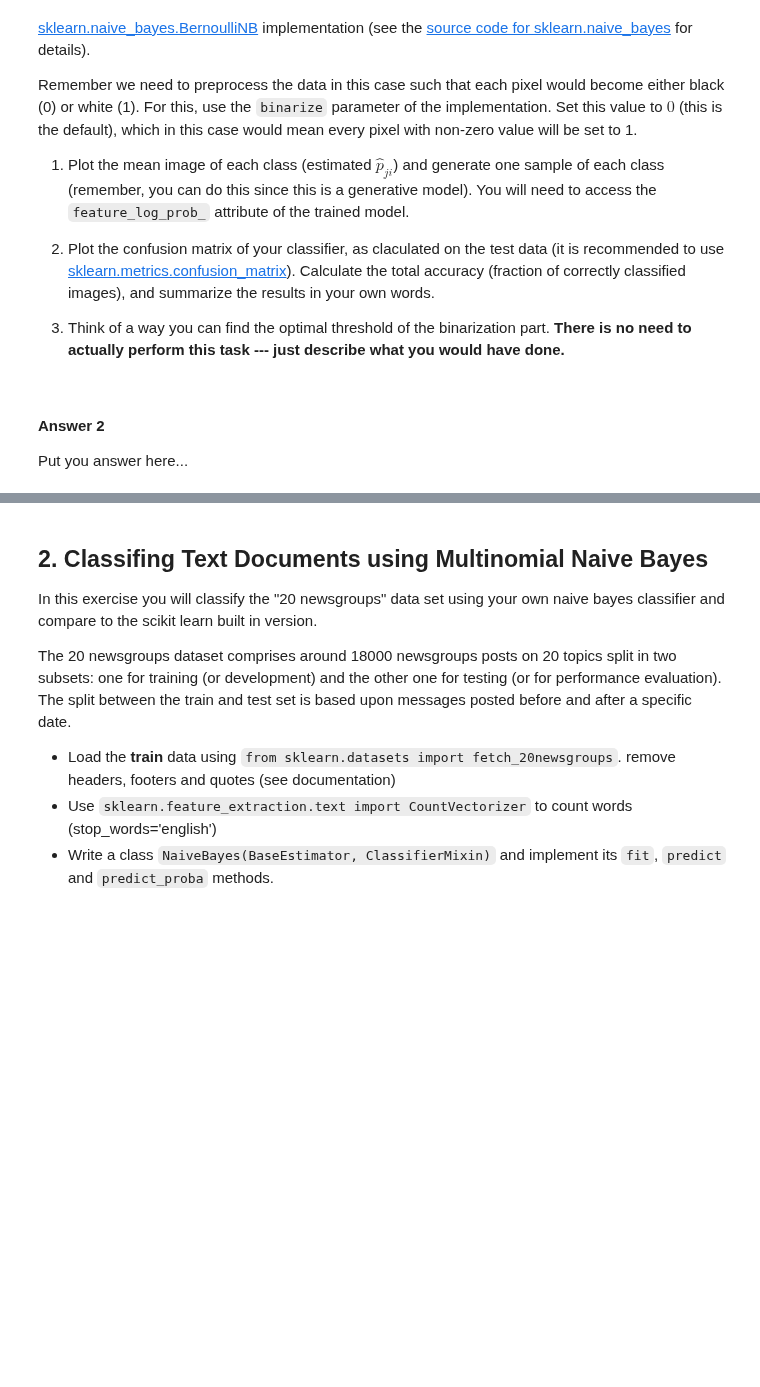
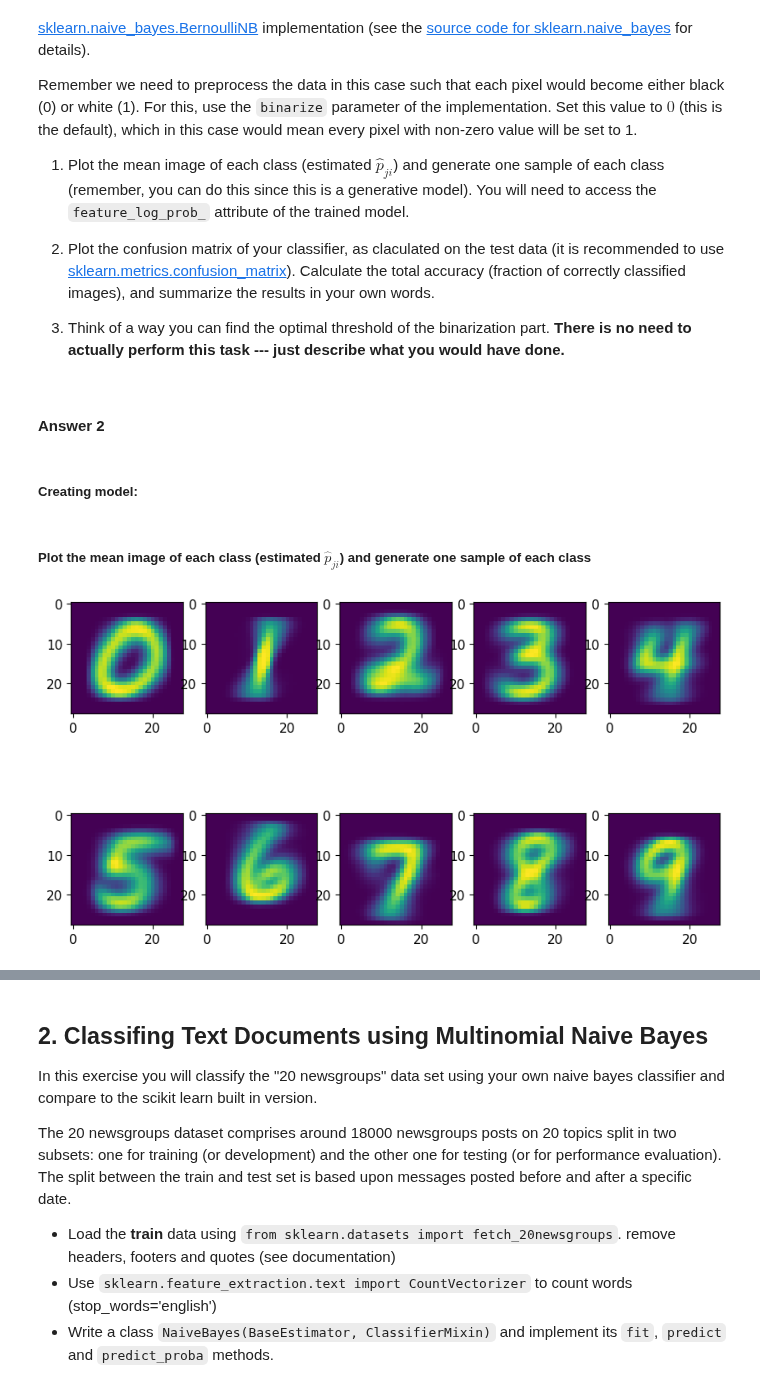
Before and after one commit to tryko/y_data_Itay_asaf_, a Jupyter notebook: Supervised_Learning/week_4/NB_exercise_Itay.ipynb, the cells around one changed output, grey strips where cells are left out. Saved outputs shown, nothing was run; the diff lists cells and outputs as text; code cells hidden in the pictures; blank space fills up the shorter version.

Commit message:
adding part one in naive bayes

```diff
--- a/Supervised_Learning/week_4/NB_exercise_Itay.ipynb
+++ b/Supervised_Learning/week_4/NB_exercise_Itay.ipynb
@@ -23,3 +53,5 @@ Finally, divide your data into train and test sets, using 1/7 of the data for te
+# %%
+X_train, X_test, y_train, y_test = train_test_split( X, y, test_size=1/7, random_state=42)
 # %% [markdown]
 ### Bernoulli Naive Bayes
 If we know how the digits are generated, then we know how to classify them (simply choose the digit class which will maximize the posterior probability) --- but which model should we use for describing the digits generation?
@@ -111,4 +143,3 @@ Remember we need to preprocess the data in this case such that each pixel would
 3. Think of a way you can find the optimal threshold of the binarization part. **There is no need to actually perform this task --- just describe what you would have done.**
 # %% [markdown]
 #### Answer 2
-Put you answer here...
@@ -116,0 +146,21 @@ Put you answer here...
+# %% [markdown]
+##### Creating model:
+# %%
+from sklearn.naive_bayes import BernoulliNB
+clf = BernoulliNB(binarize=0)
+clf.fit(X_train, y_train)
+y_pred = clf.predict(X_test)
+# %% [markdown]
+##### Plot the mean image of each class (estimated $\hat{p}_{ji}$) and generate one sample of each class
+# %%
+fig, axs = plt.subplots(2,5, figsize=(10,6))
+axs = axs.flatten()
+for i in range(10):
+    vec_mean = np.exp(clf.feature_log_prob_[i])
+    img = vec_mean.reshape((28, 28))
+    axs[i].imshow(img)
+
+# show plot
+plt.show()
+# %% [output]
+[figure, added]
```
Also changed, not shown: parts of 12 cells of this notebook.
